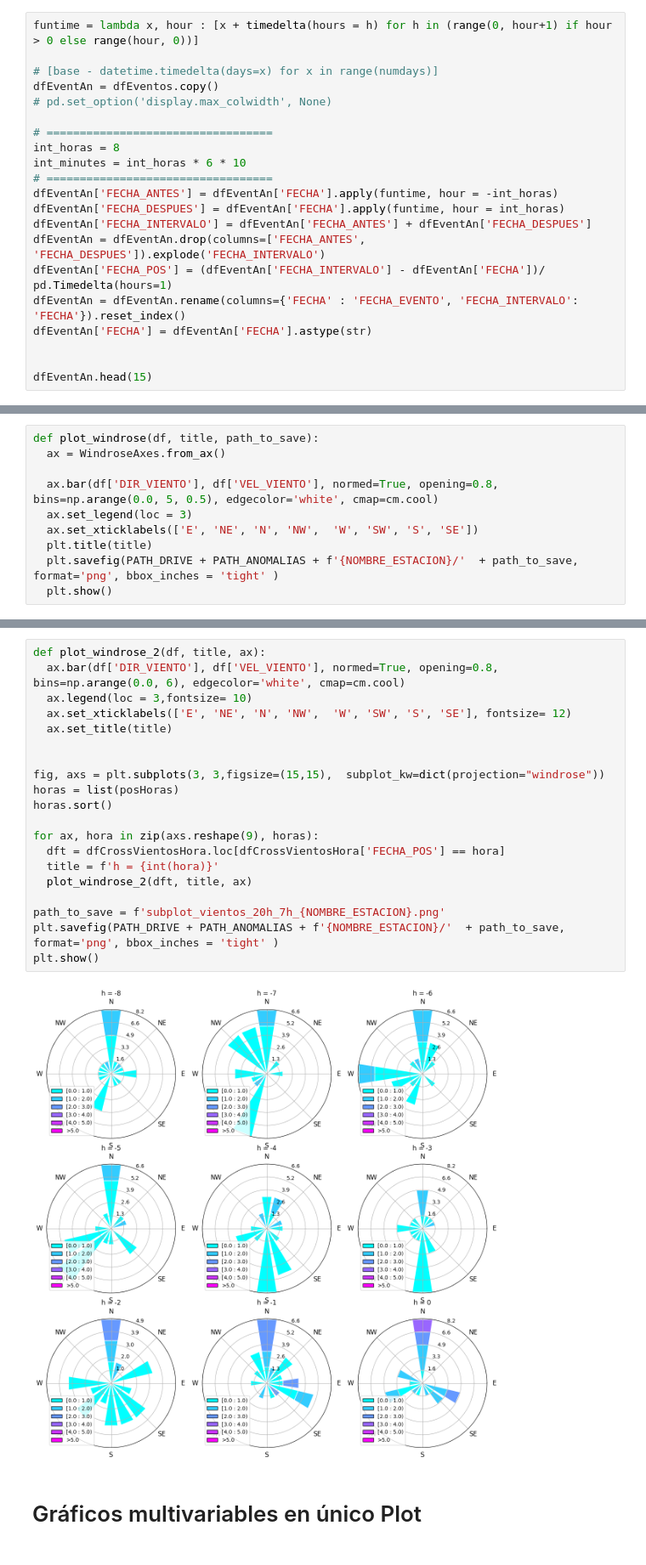
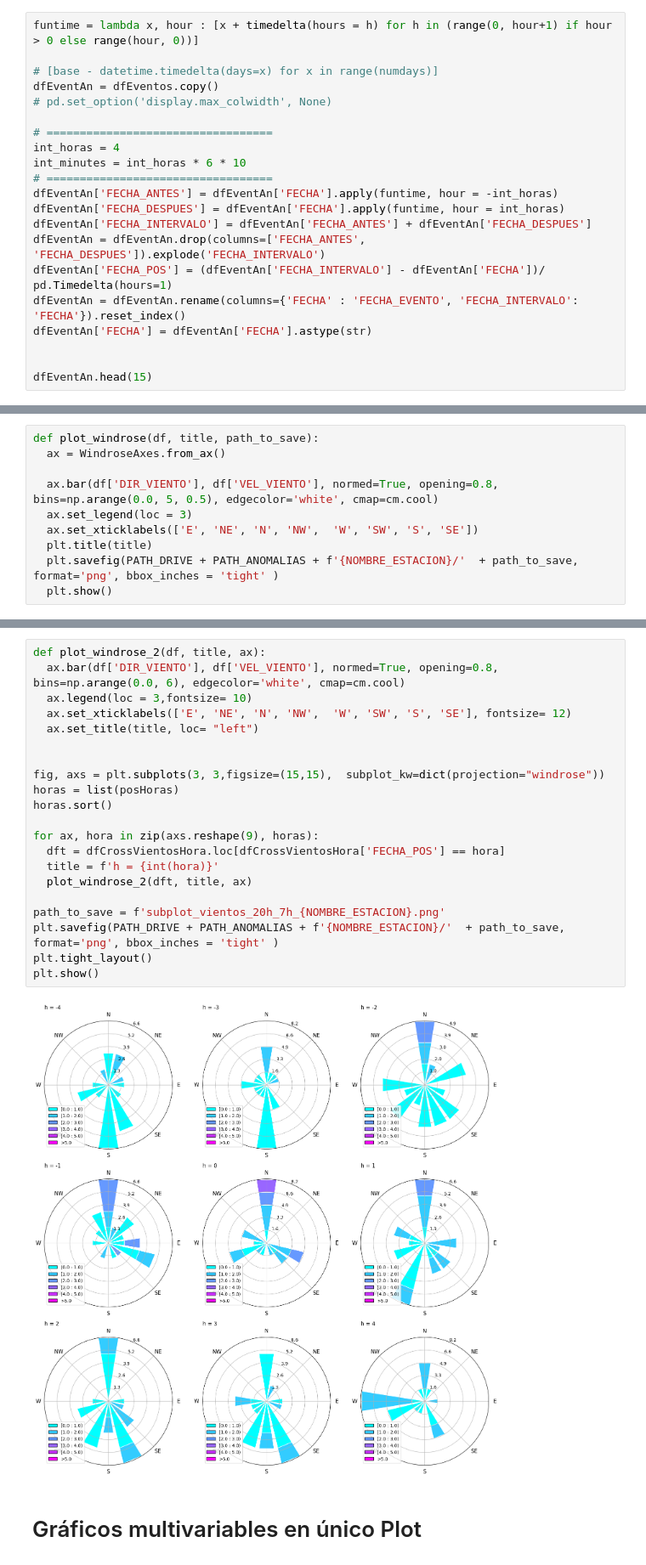
Before and after one commit to chris051091/Tesis_Maestr-a, a Jupyter notebook: anomalias/src/Anomalias_vizcaina_20h_7h.ipynb, the cells around one changed output, grey strips where cells are left out. Shown at 85% size. Saved outputs shown, nothing was run; the diff lists cells and outputs as text.

```diff
--- a/anomalias/src/Anomalias_vizcaina_20h_7h.ipynb
+++ b/anomalias/src/Anomalias_vizcaina_20h_7h.ipynb
@@ -228,7 +228,7 @@ dfEventAn = dfEventos.copy()
 # pd.set_option('display.max_colwidth', None)
 
 # ==================================
-int_horas = 8
+int_horas = 4
 int_minutes = int_horas * 6 * 10
 # ==================================
 dfEventAn['FECHA_ANTES'] = dfEventAn['FECHA'].apply(funtime, hour = -int_horas)
@@ -1160,25 +1140,26 @@ for hora in posHoras:
 # %%
 def plot_windrose_2(df, title, ax):
   ax.bar(df['DIR_VIENTO'], df['VEL_VIENTO'], normed=True, opening=0.8, bins=np.arange(0.0, 6), edgecolor='white', cmap=cm.cool)
   ax.legend(loc = 3,fontsize= 10)
   ax.set_xticklabels(['E', 'NE', 'N', 'NW',  'W', 'SW', 'S', 'SE'], fontsize= 12)
-  ax.set_title(title)
+  ax.set_title(title, loc= "left")
 
 
 fig, axs = plt.subplots(3, 3,figsize=(15,15),  subplot_kw=dict(projection="windrose"))
 horas = list(posHoras)
 horas.sort()
 
 for ax, hora in zip(axs.reshape(9), horas):
   dft = dfCrossVientosHora.loc[dfCrossVientosHora['FECHA_POS'] == hora]
   title = f'h = {int(hora)}'
   plot_windrose_2(dft, title, ax)
 
 path_to_save = f'subplot_vientos_20h_7h_{NOMBRE_ESTACION}.png'
 plt.savefig(PATH_DRIVE + PATH_ANOMALIAS + f'{NOMBRE_ESTACION}/'  + path_to_save, format='png', bbox_inches = 'tight' )
+plt.tight_layout()
 plt.show()
 # %% [output]
-[figure, old version]
+[figure, new version]
 # %% [markdown]
 # Gráficos multivariables en único Plot
 # %%
```
Also changed, not shown: parts of 8 cells of this notebook.
